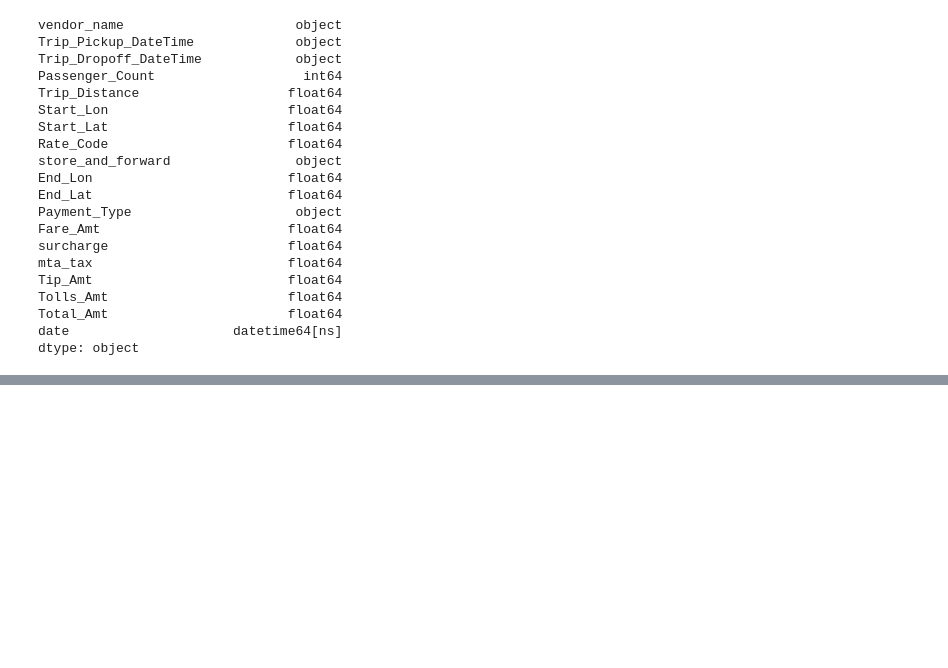
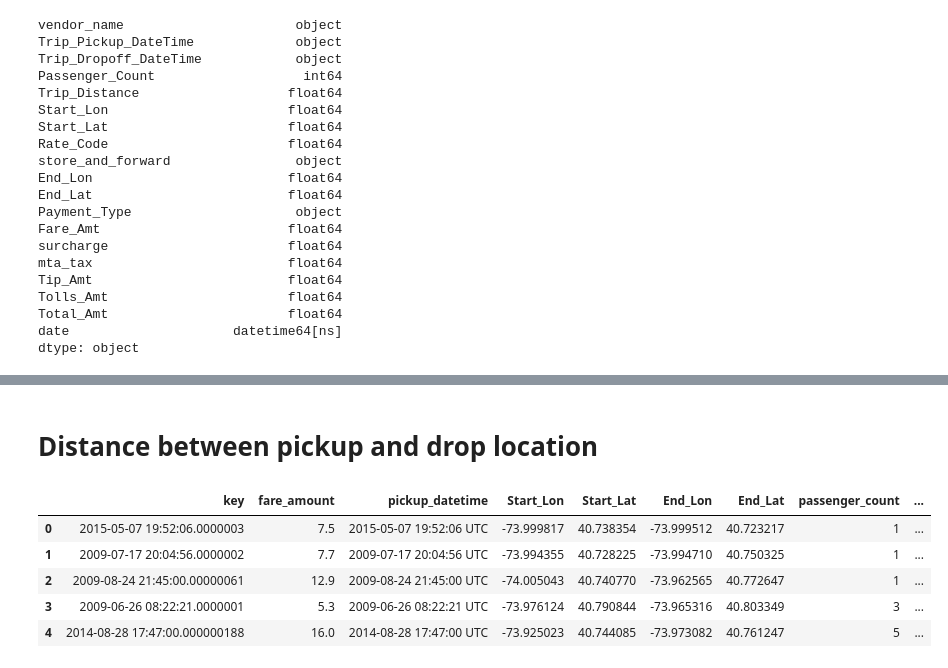
Before and after one commit to kunalsojatia/TFA_Taxi_Project, a Jupyter notebook: taxi.ipynb, the cells around one changed output, grey strips where cells are left out. Drawn from its saved outputs; the diff is of its cells as text; code cells hidden in the pictures; blank space fills up the shorter version.

Commit message:
Uber Data
-Imported Uber Data
-Wrote Distance Function
-Some Data Cleaning

```diff
--- a/taxi.ipynb
+++ b/taxi.ipynb
@@ -323,0 +340,3 @@ dtype: object
+# %%
+uberdf=uberdf.drop(columns=["Unnamed: 0"],errors="ignore")
+uberdf.head()
@@ -323,0 +350,7 @@ dtype: object
+# %%
+uberdf.rename(columns = {'pickup_latitude' : 'Start_Lat',
+                         'pickup_longitude' : 'Start_Lon',
+                         'dropoff_latitude' : 'End_Lat' ,
+                         'dropoff_longitude' : 'End_Lon'},
+              inplace = True,errors="ignore")
+uberdf.head()
@@ -323,0 +364,28 @@ dtype: object
+# %% [markdown]
+# Distance between pickup and drop location
+# %%
+def distance(series):
+    lat1, lon1 = float(series["Start_Lat"]),float(series["Start_Lon"])
+    lat2, lon2 = float(series["End_Lat"]),float(series["End_Lon"])
+    radius = 6371  # km
+
+    dlat = math.radians(lat2 - lat1)
+    dlon = math.radians(lon2 - lon1)
+    a = (math.sin(dlat / 2) * math.sin(dlat / 2) +
+         math.cos(math.radians(lat1)) * math.cos(math.radians(lat2)) *
+         math.sin(dlon / 2) * math.sin(dlon / 2))
+    c = 2 * math.atan2(math.sqrt(a), math.sqrt(1 - a))
+    d = radius * c
+
+    return d
+# %%
+uberdf["Distance"]=uberdf.apply(distance,axis=1)
+# %%
+uberdf.head()
+# %% [output]
+|  | key | fare_amount | pickup_datetime | Start_Lon | Start_Lat | End_Lon | End_Lat | passenger_count | ... |
+| 0 | 2015-05-07 19:52:06.0000003 | 7.5 | 2015-05-07 19:52:06 UTC | -73.999817 | 40.738354 | -73.999512 | 40.723217 | 1 | ... |
+| 1 | 2009-07-17 20:04:56.0000002 | 7.7 | 2009-07-17 20:04:56 UTC | -73.994355 | 40.728225 | -73.994710 | 40.750325 | 1 | ... |
+| 2 | 2009-08-24 21:45:00.00000061 | 12.9 | 2009-08-24 21:45:00 UTC | -74.005043 | 40.740770 | -73.962565 | 40.772647 | 1 | ... |
+| 3 | 2009-06-26 08:22:21.0000001 | 5.3 | 2009-06-26 08:22:21 UTC | -73.976124 | 40.790844 | -73.965316 | 40.803349 | 3 | ... |
+| 4 | 2014-08-28 17:47:00.000000188 | 16.0 | 2014-08-28 17:47:00 UTC | -73.925023 | 40.744085 | -73.973082 | 40.761247 | 5 | ... |
```
Also changed, not shown: parts of 11 cells of this notebook.
